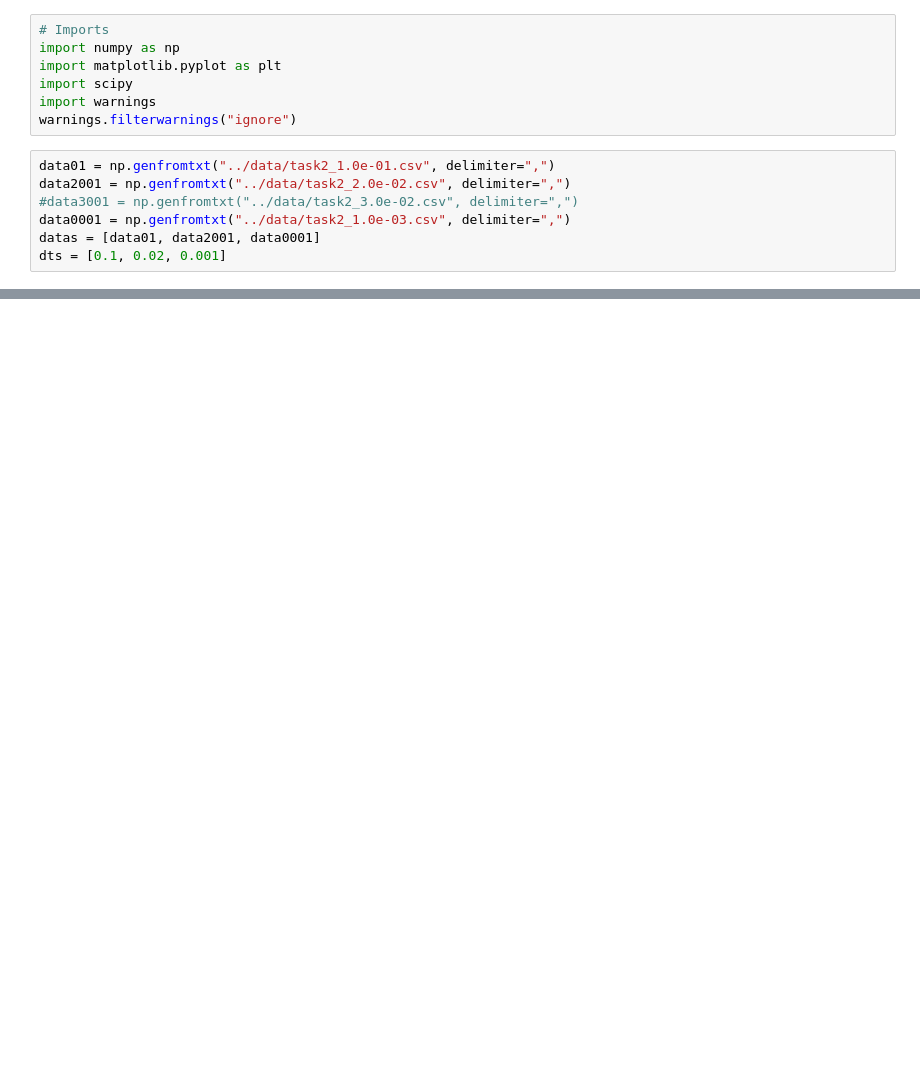
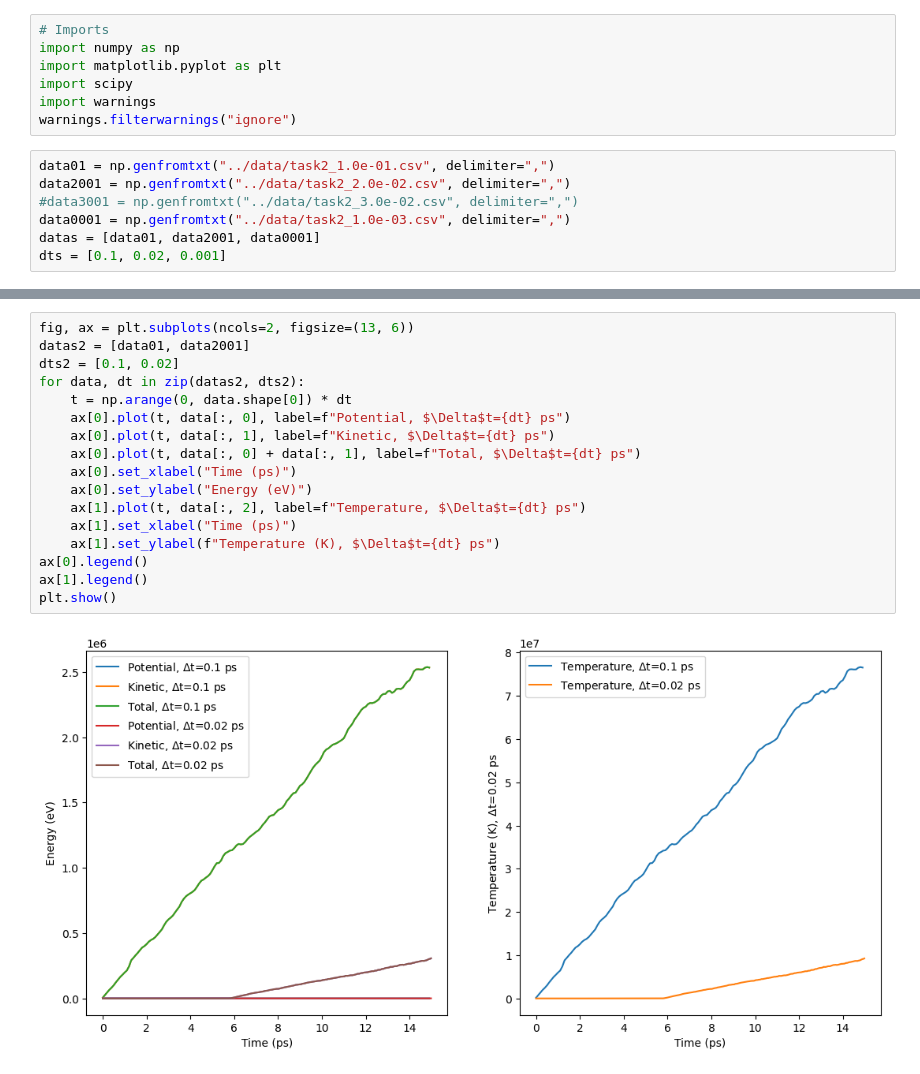
Before and after one commit to gujoh/compfys-h1b, a Jupyter notebook: plotting/task2.ipynb, the cells around one changed output, grey strips where cells are left out. Cells and saved outputs as stored; diff of their text form; blank space fills up the shorter version.

```diff
--- a/plotting/task2.ipynb
+++ b/plotting/task2.ipynb
@@ -37,0 +39,19 @@ for data, dt in zip(datas, dts):
+# %%
+fig, ax = plt.subplots(ncols=2, figsize=(13, 6))
+datas2 = [data01, data2001]
+dts2 = [0.1, 0.02]
+for data, dt in zip(datas2, dts2):
+    t = np.arange(0, data.shape[0]) * dt
+    ax[0].plot(t, data[:, 0], label=f"Potential, $\Delta$t={dt} ps")
+    ax[0].plot(t, data[:, 1], label=f"Kinetic, $\Delta$t={dt} ps")
+    ax[0].plot(t, data[:, 0] + data[:, 1], label=f"Total, $\Delta$t={dt} ps")
+    ax[0].set_xlabel("Time (ps)")
+    ax[0].set_ylabel("Energy (eV)")
+    ax[1].plot(t, data[:, 2], label=f"Temperature, $\Delta$t={dt} ps")
+    ax[1].set_xlabel("Time (ps)")
+    ax[1].set_ylabel(f"Temperature (K), $\Delta$t={dt} ps")
+ax[0].legend()
+ax[1].legend()
+plt.show()
+# %% [output]
+[figure, added]
```
Also changed, not shown: parts of 2 cells of this notebook, 9 other files.
